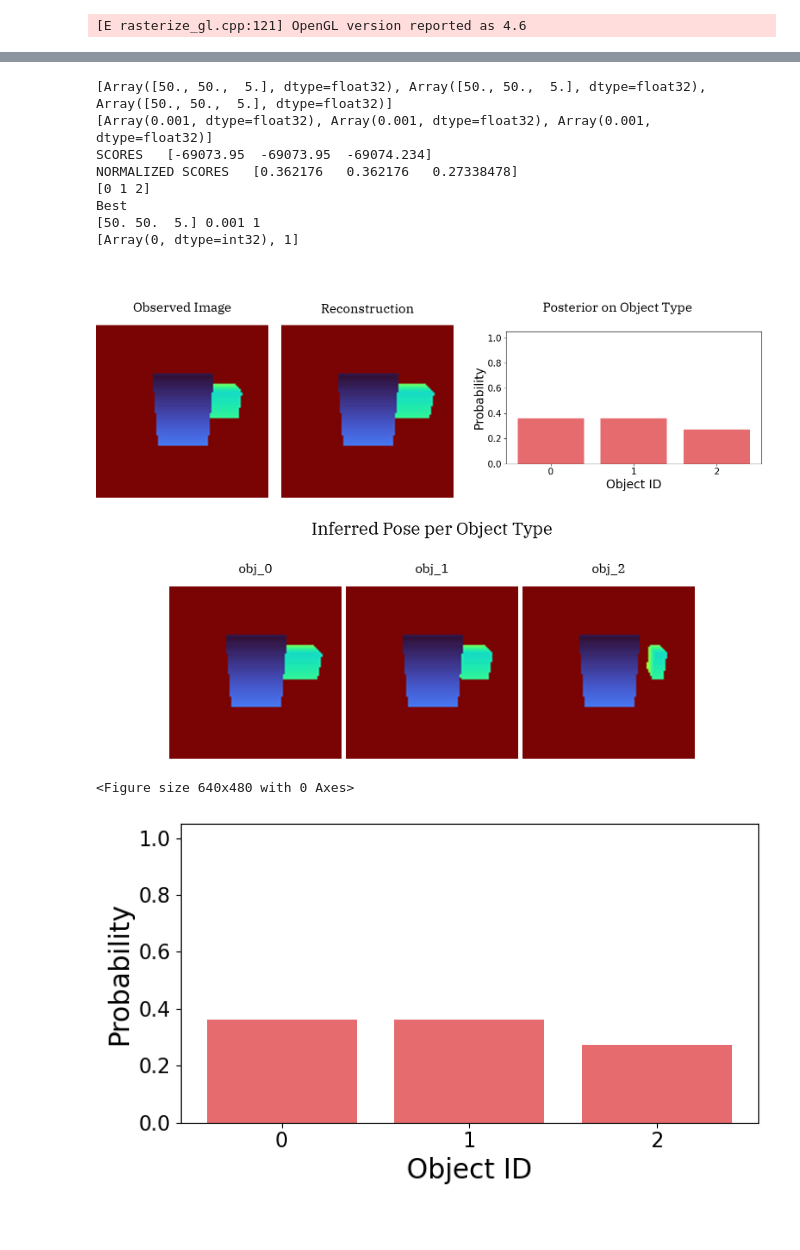
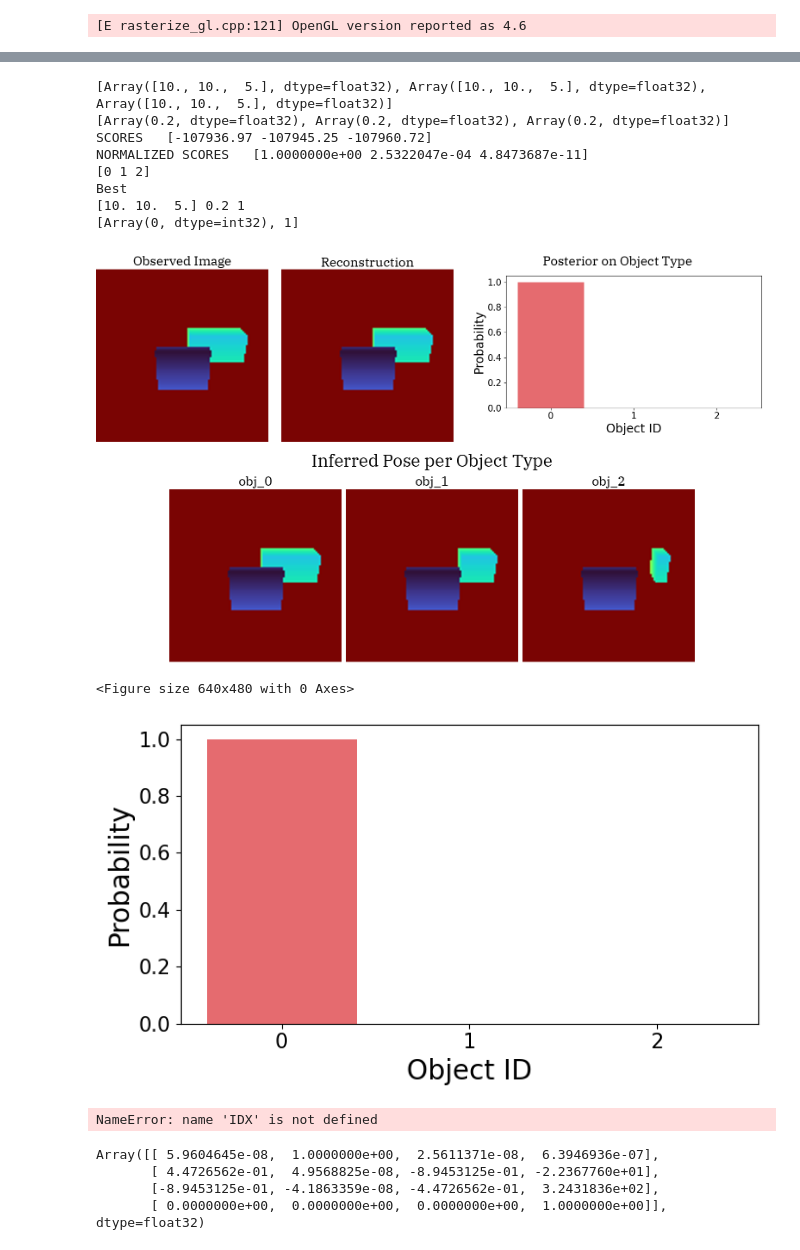
Before and after one commit to probcomp/bayes3d, a Jupyter notebook: experiments/tabletop/posterior_uncertainty.ipynb, the cells around one changed output, grey strips where cells are left out. Drawn from its saved outputs; the diff is of its cells as text; code cells hidden in the pictures; blank space fills up the shorter version.

```diff
--- a/experiments/tabletop/posterior_uncertainty.ipynb
+++ b/experiments/tabletop/posterior_uncertainty.ipynb
@@ -47,9 +47,9 @@ table_pose = j.t3d.inverse_pose(
 )
 contact_plane = table_pose @ j.scene_graph.contact_planes(table_dims)[2]
 # %%
-occluder = j.mesh.make_cuboid_mesh(jnp.array([10.0, 70.0, 100.0]))
-obj_a = j.mesh.make_cuboid_mesh(jnp.array([50.0, 80.0, 50.0]))
-obj_b = j.mesh.make_cuboid_mesh(jnp.array([50.0, 50.0, 50.0]))
+occluder = j.mesh.make_cuboid_mesh(jnp.array([10.0, 70.0, 60.0]))
+obj_a = j.mesh.make_cuboid_mesh(jnp.array([50.0, 100.0, 50.0]))
+obj_b = j.mesh.make_cuboid_mesh(jnp.array([50.0, 60.0, 50.0]))
 obj_c = j.mesh.make_cuboid_mesh(jnp.array([50.0, 20.0, 50.0]))
 renderer = j.Renderer(intrinsics, num_layers=1024)
 renderer.add_mesh(occluder)
@@ -60,6 +60,19 @@ renderer.add_mesh(obj_c)
 Increasing frame buffer size to (width, height, depth) = (128, 128, 1024)
 [E rasterize_gl.cpp:121] OpenGL version reported as 4.6
 # %%
+def sample_image(object_poses, object_ids, r_array):
+    reconstruction = renderer.render_multiobject(
+        object_poses, object_ids
+    )
+    rendered_seg = reconstruction[:,:,3]
+    r = r_array[jnp.abs(rendered_seg[..., None] - jnp.arange(len(r_array))).argmin(-1)]
+    key = jax.random.PRNGKey(10)
+    noisy_point_cloud_image = jax.random.multivariate_normal(
+        key, reconstruction[:,:,:3], (jnp.eye(3)[None, None, :, :] * r[:,:,None,None]), shape=r.shape
+    )
+    img = j.render_point_cloud(noisy_point_cloud_image.reshape(-1,3), intrinsics)
+    return img
+
 def inference():
     all_hypotheses = []
     for obj_id in range(1,len(renderer.meshes)):
@@ -155,7 +166,7 @@ observed_point_cloud_image = renderer.render_multiobject(poses, object_indices)
 j.meshcat.show_cloud("obs", observed_point_cloud_image[:,:,:3].reshape(-1,3) / 1000.0)
 j.scale_image(j.get_depth_image(observed_point_cloud_image[:,:,2]),SCALING_FACTOR)
 
-R = jnp.array([50.0, 50.0])
+R = jnp.array([10.0, 10.0])
 object_poses, object_ids = poses[:1,:,:][None,...], [object_indices[0]]
 reconstruction = renderer.render_multiobject(
     object_poses, object_ids
@@ -206,46 +217,66 @@ depth_viz = j.scale_image(j.get_depth_image(observed_point_cloud_image[:,:,2]),
 
 height_factor = depth_viz.height / posterior_bar_chart.height
 
 
 viz1 = j.multi_panel(
     [
         depth_viz,
         j.scale_image(j.get_depth_image(reconstruction[:,:,2]), SCALING_FACTOR),
         j.scale_image(posterior_bar_chart, height_factor)
     ],
     labels=[
         "Observed Image",
         "Reconstruction",
         "Posterior on Object Type",
     ],
     middle_width=30
 )
 
 viz2 = j.multi_panel(
     [j.scale_image(j.get_depth_image(r[1][:,:,2]), SCALING_FACTOR) for r in all_hypotheses],
     labels=["obj_{:d}".format(idx, i.item()) for (idx,i) in enumerate(normalized_scores)],
     title="Inferred Pose per Object Type"
 )
 
+viz3 = j.multi_panel(
+    [j.scale_image(j.get_depth_image(sample_image(r[4][None,...], [object_indices[0],r[5]], r[2])[:,:,2]), SCALING_FACTOR) for r in all_hypotheses],
+    labels=["obj_{:d}, Noise: {:0.2f}".format(idx, i[2][-1].item()) for (idx,i) in enumerate(all_hypotheses)],
+    title="Posterior Samples per Object Type"
+)
+
 final_viz = j.vstack_images([viz1, viz2])
 final_viz
 # %% [output]
-[Array([50., 50.,  5.], dtype=float32), Array([50., 50.,  5.], dtype=float32), Array([50., 50.,  5.], dtype=float32)]
-[Array(0.001, dtype=float32), Array(0.001, dtype=float32), Array(0.001, dtype=float32)]
-SCORES   [-69073.95  -69073.95  -69074.234]
-NORMALIZED SCORES   [0.362176   0.362176   0.27338478]
+[Array([10., 10.,  5.], dtype=float32), Array([10., 10.,  5.], dtype=float32), Array([10., 10.,  5.], dtype=float32)]
+[Array(0.2, dtype=float32), Array(0.2, dtype=float32), Array(0.2, dtype=float32)]
+SCORES   [-107936.97 -107945.25 -107960.72]
+NORMALIZED SCORES   [1.0000000e+00 2.5322047e-04 4.8473687e-11]
 [0 1 2]
 Best
-[50. 50.  5.] 0.001 1
+[10. 10.  5.] 0.2 1
 [Array(0, dtype=int32), 1]
-[figure, old version]
+[figure, new version]
 <Figure size 640x480 with 0 Axes>
-[figure, old version]
+[figure, new version]
 # %%
 ## IDX = 0
 j.meshcat.clear()
 j.meshcat.show_cloud("1", observed_point_cloud_image[:,:,:3].reshape(-1,3) / 500.0)
 j.meshcat.show_cloud("2", all_hypotheses[IDX][1][:,:,:3].reshape(-1,3) / 500.0, color=j.RED)
+# %% [output]
+NameError: name 'IDX' is not defined
+# %%
+j.scene_graph.pose_from_contact_and_face_params(
+    jnp.array([0.0, 0.0, 0.0]),
+    3,
+    renderer.model_box_dims[1],
+    contact_plane
+)
+# %% [output]
+Array([[ 5.9604645e-08,  1.0000000e+00,  2.5611371e-08,  6.3946936e-07],
+       [ 4.4726562e-01,  4.9568825e-08, -8.9453125e-01, -2.2367760e+01],
+       [-8.9453125e-01, -4.1863359e-08, -4.4726562e-01,  3.2431836e+02],
+       [ 0.0000000e+00,  0.0000000e+00,  0.0000000e+00,  1.0000000e+00]],      dtype=float32)
 # %%
 viz_images = []
 for block_x in jnp.linspace(-120.0, 120.0, 50):
```
Also changed, not shown: parts of 5 cells of this notebook, 3 other files.
